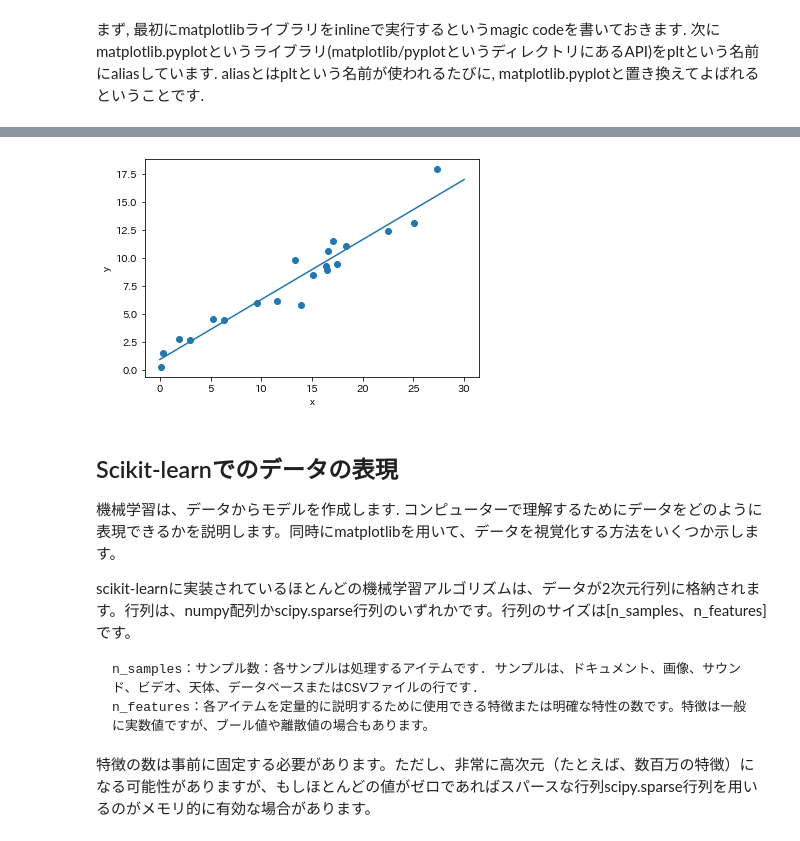
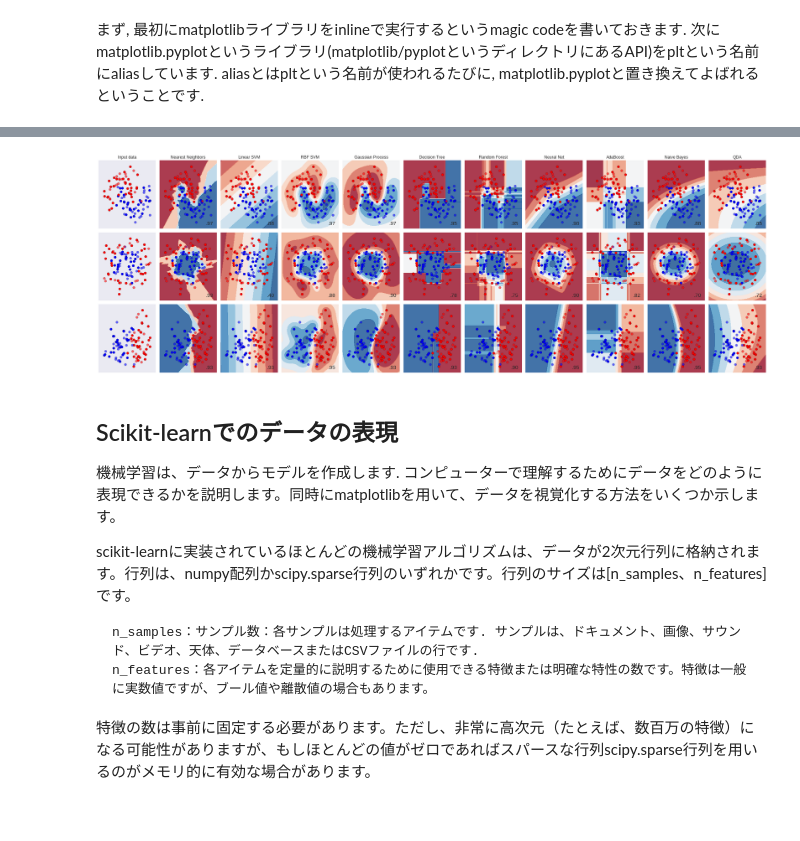
Before and after one commit to tsuyoshi-okita/class, a Jupyter notebook: IntroSklearn.ipynb, the cells around one changed output, grey strips where cells are left out. Saved outputs shown, nothing was run; the diff lists cells and outputs as text; code cells hidden in the pictures; blank space fills up the shorter version.

```diff
--- a/IntroSklearn.ipynb
+++ b/IntroSklearn.ipynb
@@ -31,5 +18,0 @@ sklearnはplot_XXXという形でたくさんの簡単な例を実行するこ
-# %%
-from fig_code import plot_linear_regression
-plot_linear_regression()
-# %% [output]
-[figure, removed]
@@ -36,3 +23,9 @@ plot_linear_regression()
+# %%
+from plot_classifier_comparison2  import  plot_classifier_comparison
+
+plot_classifier_comparison()
+# %% [output]
+[figure, added]
 # %% [markdown]
 ## Scikit-learnでのデータの表現
 
```
Also changed, not shown: parts of 4 cells of this notebook.
